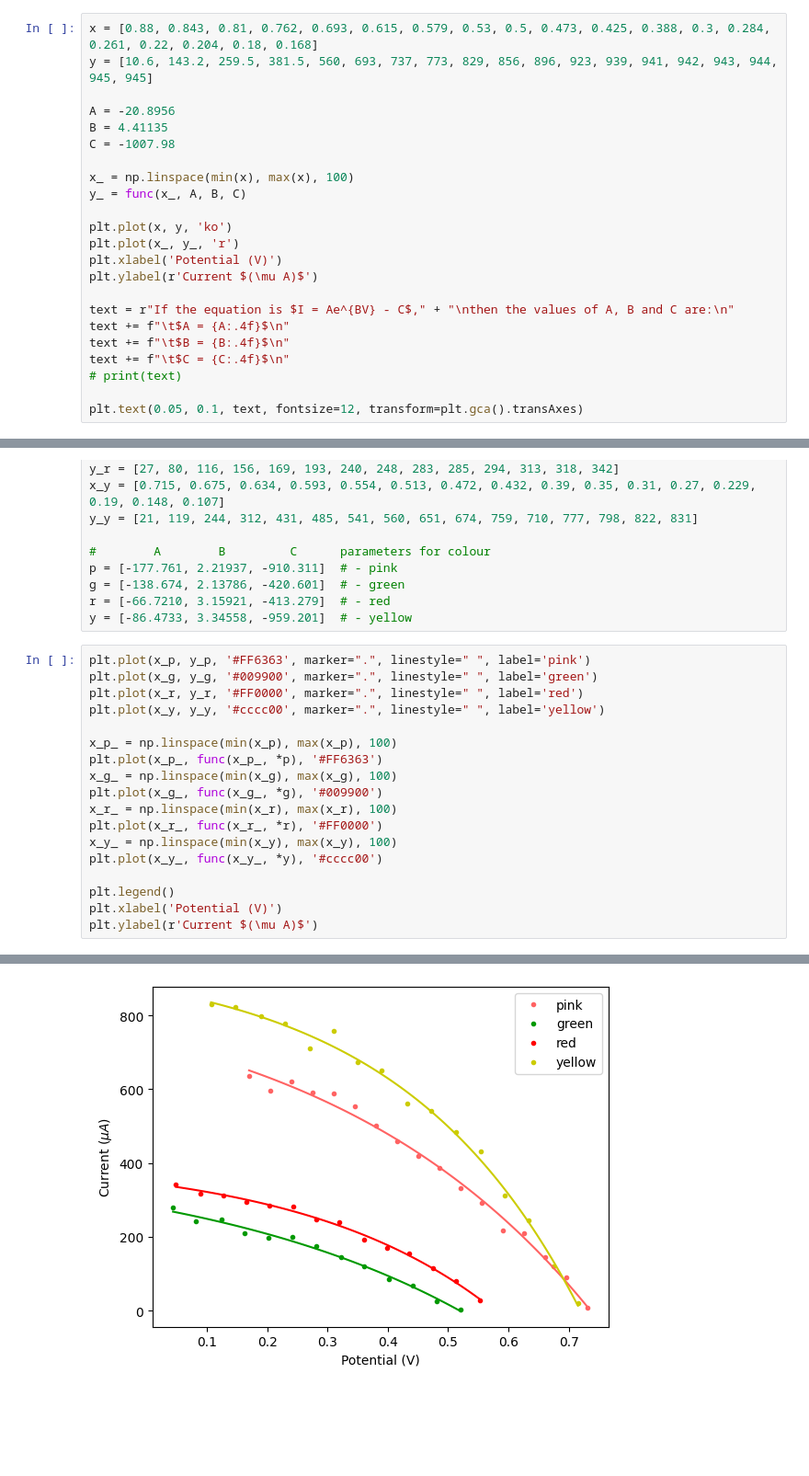
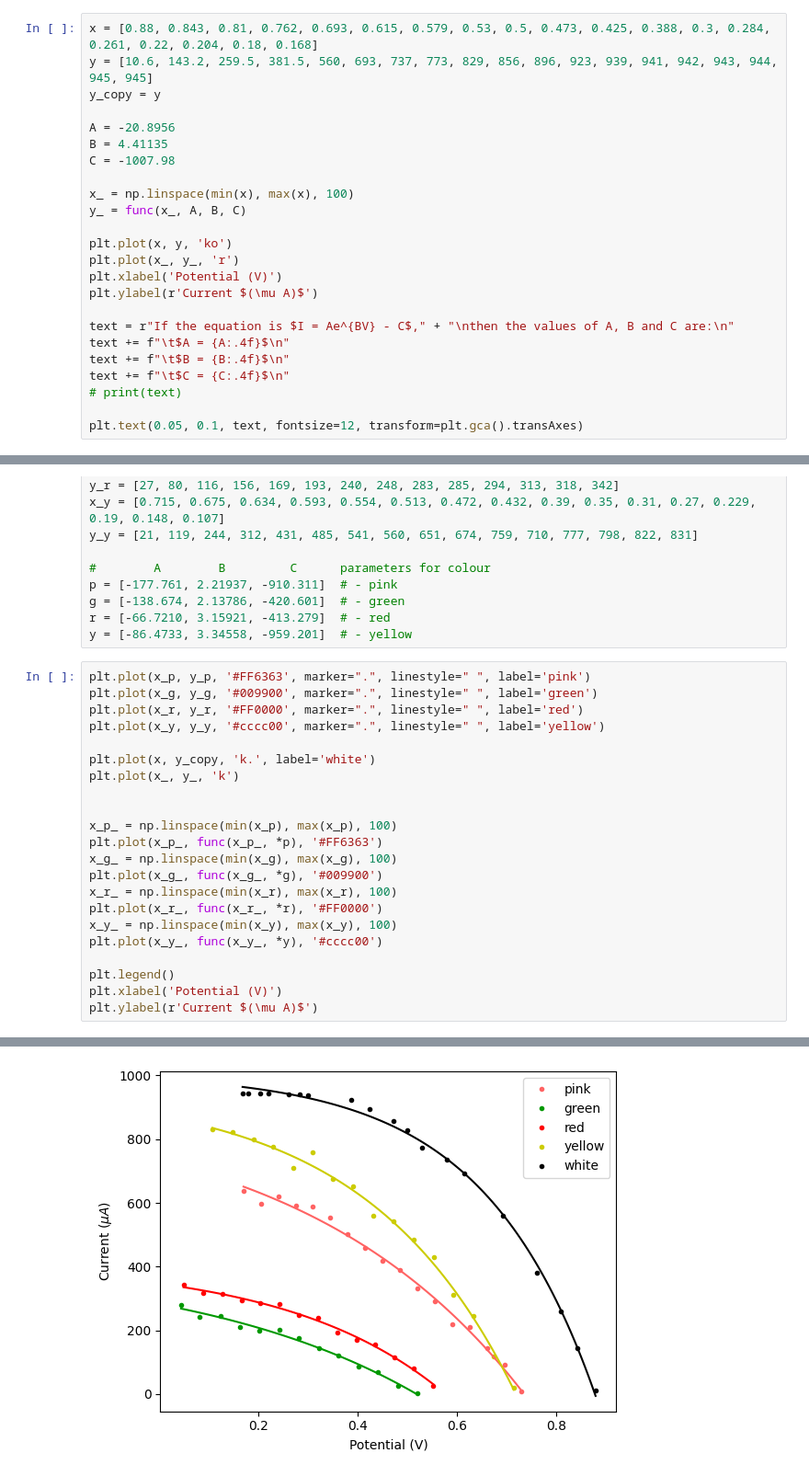
Before and after one commit to PeithonKing/lab_reports, a Jupyter notebook: Sem6/Solid_State/Expt7/graph_inside.ipynb, the cells around one changed output, grey strips where cells are left out. Shown at 92% size. Saved outputs shown, nothing was run; the diff lists cells and outputs as text; blank space fills up the shorter version.

```diff
--- a/Sem6/Solid_State/Expt7/graph_inside.ipynb
+++ b/Sem6/Solid_State/Expt7/graph_inside.ipynb
@@ -6,6 +6,7 @@ def func(x, A, B, C): return A*np.e**(B * x) -C
 # %%
 x = [0.88, 0.843, 0.81, 0.762, 0.693, 0.615, 0.579, 0.53, 0.5, 0.473, 0.425, 0.388, 0.3, 0.284, 0.261, 0.22, 0.204, 0.18, 0.168]
 y = [10.6, 143.2, 259.5, 381.5, 560, 693, 737, 773, 829, 856, 896, 923, 939, 941, 942, 943, 944, 945, 945]
+y_copy = y
 
 A = -20.8956
 B = 4.41135
@@ -52,21 +52,25 @@ y = [-86.4733, 3.34558, -959.201]  # - yellow
 # %%
 plt.plot(x_p, y_p, '#FF6363', marker=".", linestyle=" ", label='pink')
 plt.plot(x_g, y_g, '#009900', marker=".", linestyle=" ", label='green')
 plt.plot(x_r, y_r, '#FF0000', marker=".", linestyle=" ", label='red')
 plt.plot(x_y, y_y, '#cccc00', marker=".", linestyle=" ", label='yellow')
+
+plt.plot(x, y_copy, 'k.', label='white')
+plt.plot(x_, y_, 'k')
+
 
 x_p_ = np.linspace(min(x_p), max(x_p), 100)
 plt.plot(x_p_, func(x_p_, *p), '#FF6363')
 x_g_ = np.linspace(min(x_g), max(x_g), 100)
 plt.plot(x_g_, func(x_g_, *g), '#009900')
 x_r_ = np.linspace(min(x_r), max(x_r), 100)
 plt.plot(x_r_, func(x_r_, *r), '#FF0000')
 x_y_ = np.linspace(min(x_y), max(x_y), 100)
 plt.plot(x_y_, func(x_y_, *y), '#cccc00')
 
 plt.legend()
 plt.xlabel('Potential (V)')
 plt.ylabel(r'Current $(\mu A)$')
 # %% [output]
 Text(0, 0.5, 'Current $(\\mu A)$')
-[figure, old version]
+[figure, new version]
```
Also changed, not shown: parts of 9 cells of this notebook, 18 other files.
